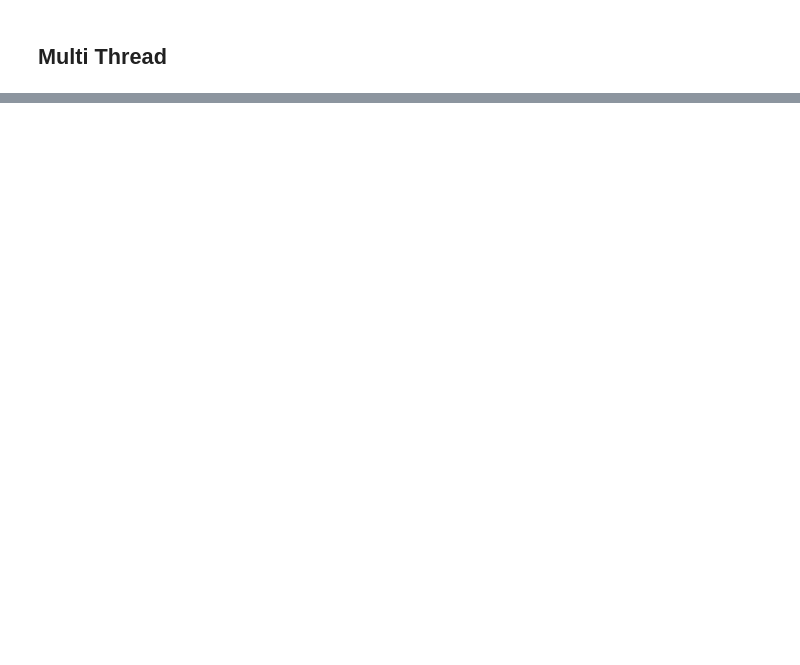
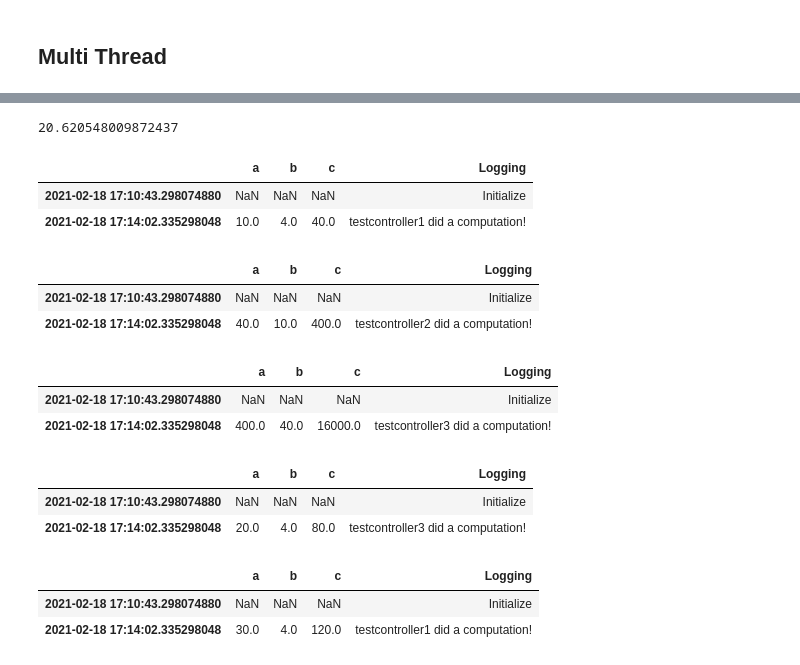
Before and after one commit to LBNL-ETA/FMLC, a Jupyter notebook: Examples/Test.ipynb, the cells around one changed output, grey strips where cells are left out. Cells and saved outputs as stored; diff of their text form; code cells hidden in the pictures; blank space fills up the shorter version.

```diff
--- a/Examples/Test.ipynb
+++ b/Examples/Test.ipynb
@@ -189,0 +226,62 @@ for df in ctrl_stack.log_to_df().values():
+# %%
+# create a mapping of controllers and their sample times
+controllers = {}
+controllers['forecast1'] = {'fun':testcontroller1, 'sampletime':1}
+controllers['mpc1'] = {'fun':testcontroller2, 'sampletime':'forecast1'}
+controllers['control1'] = {'fun':testcontroller3, 'sampletime':'mpc1'}
+controllers['forecast2'] = {'fun':testcontroller3, 'sampletime':1}
+controllers['forecast3'] = {'fun':testcontroller1, 'sampletime':1}
+
+# Create a mapping of inputs for each controller
+mapping = {}
+mapping['forecast1_a'] = 10
+mapping['forecast1_b'] = 4
+mapping['forecast2_a'] = 20
+mapping['forecast2_b'] = 4
+mapping['forecast3_a'] = 30
+mapping['forecast3_b'] = 4
+mapping['mpc1_a'] = 'forecast1_c'
+mapping['mpc1_b'] = 'forecast1_a'
+mapping['control1_a'] = 'mpc1_c'
+mapping['control1_b'] = 'mpc1_a'
+# Initialize the controller_stack using the mappings above
+ctrl_stack = controller_stack(controllers, mapping, tz=-8, debug=True, parallel=True, timeout=2)
+
+# Call query_control 6 times. We should expect 6 records(excluding NaN) for each controller.
+# In single thread mod, each call of query_control will trigger a computations for each controller in the system.
+t = time.time()
+threads = []
+for i in range(6):
+    threads.append(threading.Thread(target=ctrl_stack.query_control, args=[time.time()]))
+    time.sleep(.1)
+    threads[-1].start()
+
+time.sleep(20)
+for thread in threads:
+    thread.join()
+    if thread.is_alive():
+        print(i)
+        thread.terminate()
+        print('Controller timeout', thread_name)
+print(time.time() - t)
+# %% [output]
+20.620548009872437
+# %%
+for df in ctrl_stack.log_to_df().values():
+    display(df)
+# %% [output]
+|  | a | b | c | Logging |
+| 2021-02-18 17:10:43.298074880 | NaN | NaN | NaN | Initialize |
+| 2021-02-18 17:14:02.335298048 | 10.0 | 4.0 | 40.0 | testcontroller1 did a computation! |
+|  | a | b | c | Logging |
+| 2021-02-18 17:10:43.298074880 | NaN | NaN | NaN | Initialize |
+| 2021-02-18 17:14:02.335298048 | 40.0 | 10.0 | 400.0 | testcontroller2 did a computation! |
+|  | a | b | c | Logging |
+| 2021-02-18 17:10:43.298074880 | NaN | NaN | NaN | Initialize |
+| 2021-02-18 17:14:02.335298048 | 400.0 | 40.0 | 16000.0 | testcontroller3 did a computation! |
+|  | a | b | c | Logging |
+| 2021-02-18 17:10:43.298074880 | NaN | NaN | NaN | Initialize |
+| 2021-02-18 17:14:02.335298048 | 20.0 | 4.0 | 80.0 | testcontroller3 did a computation! |
+|  | a | b | c | Logging |
+| 2021-02-18 17:10:43.298074880 | NaN | NaN | NaN | Initialize |
+| 2021-02-18 17:14:02.335298048 | 30.0 | 4.0 | 120.0 | testcontroller1 did a computation! |
```
Also changed, not shown: parts of 6 cells of this notebook, 7 other files.
